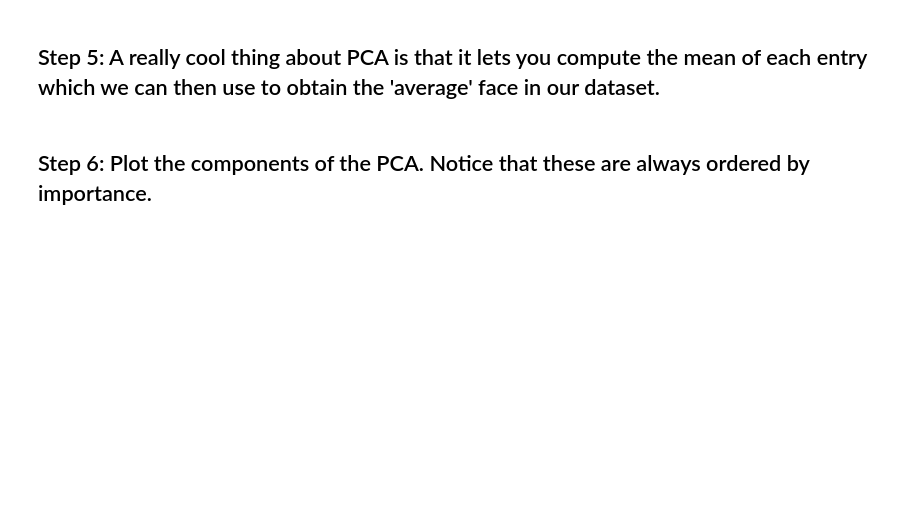
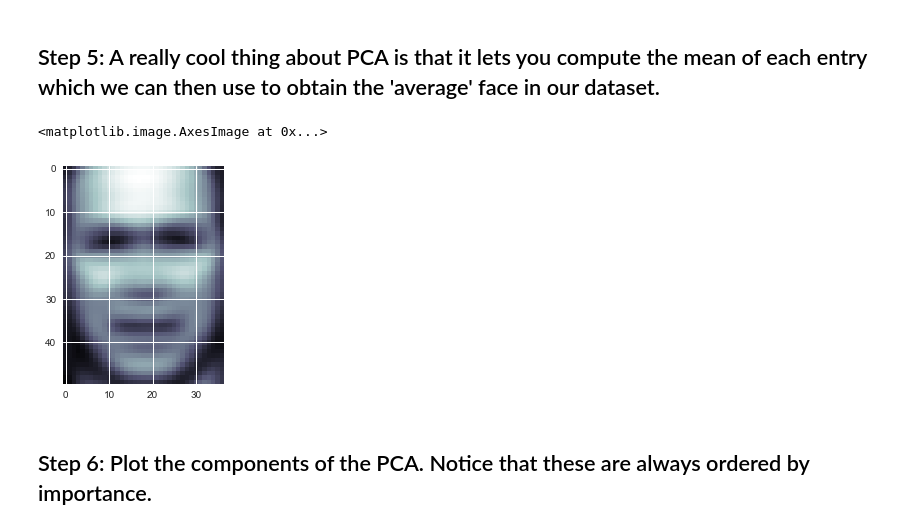
Before and after one commit to Rosswell/k2_datascience, a Jupyter notebook: Classification/Classifiers_Excercises.ipynb, the cells around one changed output. Cells and saved outputs as stored; diff of their text form; code cells hidden in the pictures; blank space fills up the shorter version.

```diff
--- a/Classification/Classifiers_Excercises.ipynb
+++ b/Classification/Classifiers_Excercises.ipynb
@@ -7,2 +64,9 @@
 # %% [markdown]
 ## Step 4: Notice that the number of features in our dataset is fairly large. This is a good moment to apply PCA to reduce the dimensionality of our dataset. Lets choose 150 components.
+# %%
+n_samples, h, w = lfw.images.shape
+X = lfw.data
+n_features = X.shape[1]
+y = lfw.target
+target_names = lfw.target_names
+n_classes = target_names.shape[0]
@@ -8,0 +83,3 @@
+# %%
+X_train, X_test, y_train, y_test = train_test_split(
+    X, y, test_size=0.25, random_state=0)
@@ -9,4 +102,9 @@
 # %% [markdown]
 ## Step 5: A really cool thing about PCA is that it lets you compute the mean of each entry which we can then use to obtain the 'average' face in our dataset.
+# %%
+plt.imshow(pca.mean_.reshape((50, 37)), cmap=plt.cm.bone)
+# %% [output]
+<matplotlib.image.AxesImage at 0x...>
+[figure, added]
 # %% [markdown]
 ## Step 6: Plot the components of the PCA. Notice that these are always ordered by importance.
```
Also changed, not shown: parts of 21 cells of this notebook, 1 other file.
